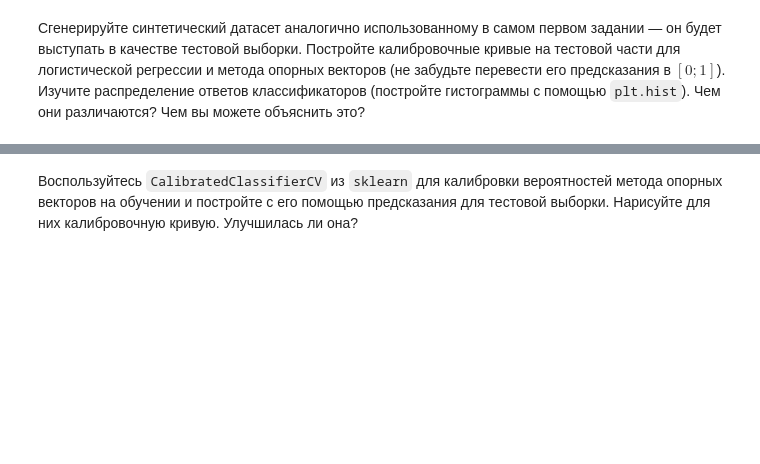
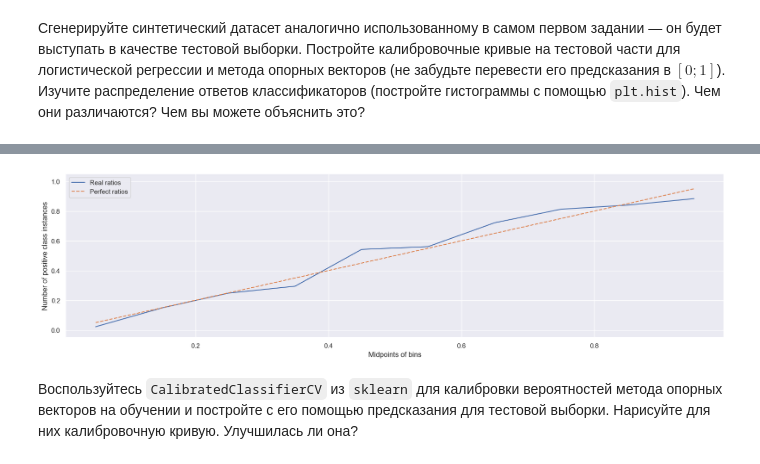
Before and after one commit to saaprikins/nes_ml_course_homeworks, a Jupyter notebook: homework_practice_4.ipynb, the cells around one changed output, grey strips where cells are left out. Saved outputs shown, nothing was run; the diff lists cells and outputs as text; code cells hidden in the pictures; blank space fills up the shorter version.

```diff
--- a/homework_practice_4.ipynb
+++ b/homework_practice_4.ipynb
@@ -265,0 +274,6 @@ def plot_calibration_curve(y_test, preds):
+# %%
+svm_temp = SVC(kernel="linear", C=gscv_svm.best_params_["svc__C"], probability=True)
+svm_temp.fit(X_train, y_train)
+plot_calibration_curve(y_test=y_test, preds=svm_temp.predict_proba(X_test)[:,1])
+# %% [output]
+[figure, added]
```
Also changed, not shown: parts of 5 cells of this notebook.
